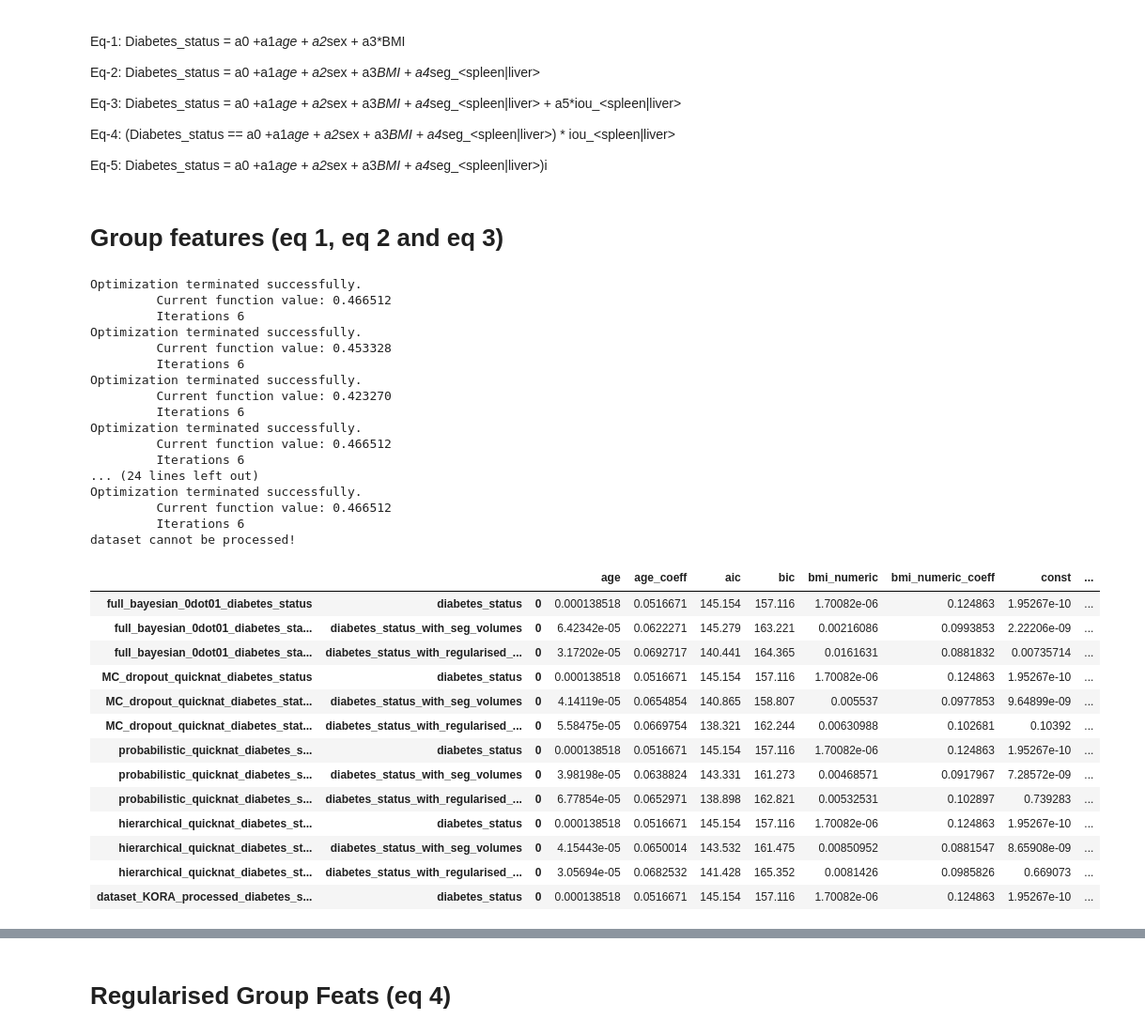
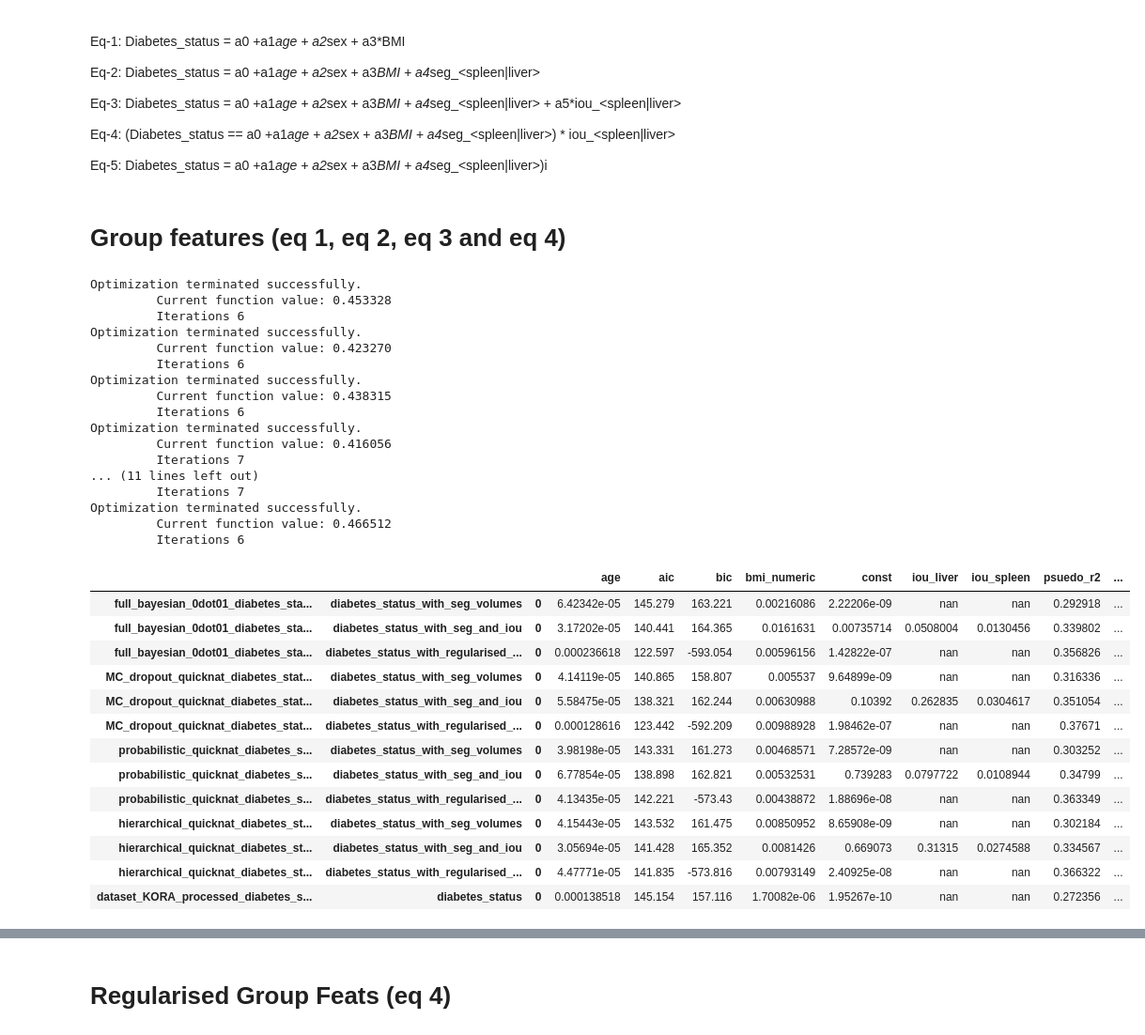
Before and after one commit to jyotirmay123/BNN-for-Uncertainty-Estimation-of-Imaging-Biomarkers, a Jupyter notebook: diabetes_classification.ipynb, the cells around one changed output, grey strips where cells are left out. Shown at 94% size. Saved outputs shown, nothing was run; the diff lists cells and outputs as text; code cells hidden in the pictures.

Commit message:
02.12.19_commit_stats_analysis_updates

```diff
--- a/diabetes_classification.ipynb
+++ b/diabetes_classification.ipynb
@@ -45,10 +45,18 @@ all_paths = [
     {'MC_dropout_quicknat': './projects/MC_dropout_quicknat/reports/MC_dropout_quicknat_KORA_v2/KORA/10_1572006141.7793334_concat_report_final.csv'},
     {'probabilistic_quicknat': './projects/probabilistic_quicknat/reports/probabilistic_quicknat_KORA_v2/KORA/10_1571996796.7963011_concat_report_final.csv'},
     {'hierarchical_quicknat': './projects/hierarchical_quicknat/reports/hierarchical_quicknat_KORA_v2/KORA/10_1571905560.9377904_concat_report_final.csv'},
-    {'dataset_KORA_processed': './dataset_groups/whole_body_datasets/KORA/test_processed_True_concat_report_final.csv'}
+    {'dataset_KORA_processed': './dataset_groups/whole_body_datasets/KORA/test_processed_True_concat_report_final.csv'},
+    {'UKB_MC_dropout_quicknat': './projects/MC_dropout_quicknat/reports/MC_dropout_quicknat_UKB_v2/UKB/0_0.0_concat_report_final.csv'},
+    {'UKB_probabilistic_quicknat': './projects/probabilistic_quicknat/reports/probabilistic_quicknat_UKB_v2/UKB/10_1573834823.1121247_concat_report_final.csv'}
+]
+
+ukb_paths = [
+    {'MC_dropout_quicknat': './projects/MC_dropout_quicknat/reports/MC_dropout_quicknat_UKB_v2/UKB/0_0.0_concat_report_final.csv'},
+    {'probabilistic_quicknat': './projects/probabilistic_quicknat/reports/probabilistic_quicknat_UKB_v2/UKB/10_1573834823.1121247_concat_report_final.csv'}
 ]
 
 model_report_paths = {key:val for d in all_paths for key,val in d.items()}
+# ukb_model_report_paths = {key:val for d in ukb_paths for key,val in d.items()}
 # %%
 flatten = lambda l: [item for sublist in l for item in sublist]
 
@@ -257,6 +315,9 @@ common_vols = None
 for model, path in model_report_paths.items():
     if 'dataset' in model:
         continue
+    if 'UKB' in model:
+        continue
+    print(model)
     df = pd.read_csv(path)
     df = rename(df)
     dfs[model] = df
@@ -306,11 +414,12 @@ Eq-4: (Diabetes_status == a0 +a1*age + a2*sex + a3*BMI + a4*seg_<spleen|liver>)
 
 Eq-5: Diabetes_status = a0 +a1*age + a2*sex + a3*BMI +  a4*seg_<spleen|liver>)i
 # %% [markdown]
-# Group features (eq 1, eq 2 and eq 3)
+# Group features (eq 1, eq 2, eq 3 and eq 4)
 # %%
 feats = basic_feats
 dicts = {}
 anova_test_dicts = {}
+
 for model, df in dfs.items():
 #
 #     df, normalised_cols = z_score_column_normalise(df, ['seg_spleen', 'seg_liver'])
@@ -318,59 +427,63 @@ for model, df in dfs.items():
 
     dicts[model] = {}
     target_col = 'diabetes_status'
-#     Equation 1 process
-    p_values, statsmodel = discrete_group_feature_stats(basic_feats, df, target_col, ['sex'], True)
-    dicts[model][target_col] = p_values
 
     if 'dataset' in model:
-        print('dataset cannot be processed!')
+        #     Equation 1 process
+        p_values, statsmodel = discrete_group_feature_stats(basic_feats, df, target_col, ['sex'], True)
+        dicts[model][target_col] = p_values
         continue
 
 #     Equation 2 process
     feats = basic_feats + [ 'seg_spleen_normalised', 'seg_liver_normalised']
     p_values, statsmodel = discrete_group_feature_stats(feats, df, target_col, ['sex'], True)
     dicts[model][target_col+'_with_seg_volumes'] = p_values
 
-#     Equation 2 process
+#     Equation 3 process
     feats = basic_feats + [ 'seg_spleen_normalised', 'seg_liver_normalised', 'iou_spleen', 'iou_liver']
     p_values, statsmodel = discrete_group_feature_stats(feats, df, target_col, ['sex'], True)
+    dicts[model][target_col+'_with_seg_and_iou'] = p_values
+
+#     Equation 4 process
+    feats = basic_feats + [ 'seg_spleen_normalised', 'seg_liver_normalised']
+    p_values, statsmodel = discrete_weighted_group_feats(df, target_col, feats, 'iou_mean')
     dicts[model][target_col+'_with_regularised_seg_volumes'] = p_values
 
 p_value_df = df_from_nested_dicts(dicts).T
 p_value_df_styler = highlight_significance(p_value_df, 0.05)
 p_value_df_styler
 # %% [output]
-Optimization terminated successfully.
-         Current function value: 0.466512
-         Iterations 6
 Optimization terminated successfully.
          Current function value: 0.453328
          Iterations 6
 Optimization terminated successfully.
          Current function value: 0.423270
          Iterations 6
 Optimization terminated successfully.
-         Current function value: 0.466512
+         Current function value: 0.438315
          Iterations 6
-... (24 lines left out)
+Optimization terminated successfully.
+         Current function value: 0.416056
+         Iterations 7
+... (11 lines left out)
+         Iterations 7
 Optimization terminated successfully.
          Current function value: 0.466512
          Iterations 6
-dataset cannot be processed!
-|  |  |  | age | age_coeff | aic | bic | bmi_numeric | bmi_numeric_coeff | const | ... |
-| full_bayesian_0dot01_diabetes_status | diabetes_status | 0 | 0.000138518 | 0.0516671 | 145.154 | 157.116 | 1.70082e-06 | 0.124863 | 1.95267e-10 | ... |
-| full_bayesian_0dot01_diabetes_sta... | diabetes_status_with_seg_volumes | 0 | 6.42342e-05 | 0.0622271 | 145.279 | 163.221 | 0.00216086 | 0.0993853 | 2.22206e-09 | ... |
-| full_bayesian_0dot01_diabetes_sta... | diabetes_status_with_regularised_... | 0 | 3.17202e-05 | 0.0692717 | 140.441 | 164.365 | 0.0161631 | 0.0881832 | 0.00735714 | ... |
-| MC_dropout_quicknat_diabetes_status | diabetes_status | 0 | 0.000138518 | 0.0516671 | 145.154 | 157.116 | 1.70082e-06 | 0.124863 | 1.95267e-10 | ... |
-| MC_dropout_quicknat_diabetes_stat... | diabetes_status_with_seg_volumes | 0 | 4.14119e-05 | 0.0654854 | 140.865 | 158.807 | 0.005537 | 0.0977853 | 9.64899e-09 | ... |
-| MC_dropout_quicknat_diabetes_stat... | diabetes_status_with_regularised_... | 0 | 5.58475e-05 | 0.0669754 | 138.321 | 162.244 | 0.00630988 | 0.102681 | 0.10392 | ... |
-| probabilistic_quicknat_diabetes_s... | diabetes_status | 0 | 0.000138518 | 0.0516671 | 145.154 | 157.116 | 1.70082e-06 | 0.124863 | 1.95267e-10 | ... |
-| probabilistic_quicknat_diabetes_s... | diabetes_status_with_seg_volumes | 0 | 3.98198e-05 | 0.0638824 | 143.331 | 161.273 | 0.00468571 | 0.0917967 | 7.28572e-09 | ... |
-| probabilistic_quicknat_diabetes_s... | diabetes_status_with_regularised_... | 0 | 6.77854e-05 | 0.0652971 | 138.898 | 162.821 | 0.00532531 | 0.102897 | 0.739283 | ... |
-| hierarchical_quicknat_diabetes_st... | diabetes_status | 0 | 0.000138518 | 0.0516671 | 145.154 | 157.116 | 1.70082e-06 | 0.124863 | 1.95267e-10 | ... |
-| hierarchical_quicknat_diabetes_st... | diabetes_status_with_seg_volumes | 0 | 4.15443e-05 | 0.0650014 | 143.532 | 161.475 | 0.00850952 | 0.0881547 | 8.65908e-09 | ... |
-| hierarchical_quicknat_diabetes_st... | diabetes_status_with_regularised_... | 0 | 3.05694e-05 | 0.0682532 | 141.428 | 165.352 | 0.0081426 | 0.0985826 | 0.669073 | ... |
-| dataset_KORA_processed_diabetes_s... | diabetes_status | 0 | 0.000138518 | 0.0516671 | 145.154 | 157.116 | 1.70082e-06 | 0.124863 | 1.95267e-10 | ... |
+|  |  |  | age | aic | bic | bmi_numeric | const | iou_liver | iou_spleen | psuedo_r2 | ... |
+| full_bayesian_0dot01_diabetes_sta... | diabetes_status_with_seg_volumes | 0 | 6.42342e-05 | 145.279 | 163.221 | 0.00216086 | 2.22206e-09 | nan | nan | 0.292918 | ... |
+| full_bayesian_0dot01_diabetes_sta... | diabetes_status_with_seg_and_iou | 0 | 3.17202e-05 | 140.441 | 164.365 | 0.0161631 | 0.00735714 | 0.0508004 | 0.0130456 | 0.339802 | ... |
+| full_bayesian_0dot01_diabetes_sta... | diabetes_status_with_regularised_... | 0 | 0.000236618 | 122.597 | -593.054 | 0.00596156 | 1.42822e-07 | nan | nan | 0.356826 | ... |
+| MC_dropout_quicknat_diabetes_stat... | diabetes_status_with_seg_volumes | 0 | 4.14119e-05 | 140.865 | 158.807 | 0.005537 | 9.64899e-09 | nan | nan | 0.316336 | ... |
+| MC_dropout_quicknat_diabetes_stat... | diabetes_status_with_seg_and_iou | 0 | 5.58475e-05 | 138.321 | 162.244 | 0.00630988 | 0.10392 | 0.262835 | 0.0304617 | 0.351054 | ... |
+| MC_dropout_quicknat_diabetes_stat... | diabetes_status_with_regularised_... | 0 | 0.000128616 | 123.442 | -592.209 | 0.00988928 | 1.98462e-07 | nan | nan | 0.37671 | ... |
+| probabilistic_quicknat_diabetes_s... | diabetes_status_with_seg_volumes | 0 | 3.98198e-05 | 143.331 | 161.273 | 0.00468571 | 7.28572e-09 | nan | nan | 0.303252 | ... |
+| probabilistic_quicknat_diabetes_s... | diabetes_status_with_seg_and_iou | 0 | 6.77854e-05 | 138.898 | 162.821 | 0.00532531 | 0.739283 | 0.0797722 | 0.0108944 | 0.34799 | ... |
+| probabilistic_quicknat_diabetes_s... | diabetes_status_with_regularised_... | 0 | 4.13435e-05 | 142.221 | -573.43 | 0.00438872 | 1.88696e-08 | nan | nan | 0.363349 | ... |
+| hierarchical_quicknat_diabetes_st... | diabetes_status_with_seg_volumes | 0 | 4.15443e-05 | 143.532 | 161.475 | 0.00850952 | 8.65908e-09 | nan | nan | 0.302184 | ... |
+| hierarchical_quicknat_diabetes_st... | diabetes_status_with_seg_and_iou | 0 | 3.05694e-05 | 141.428 | 165.352 | 0.0081426 | 0.669073 | 0.31315 | 0.0274588 | 0.334567 | ... |
+| hierarchical_quicknat_diabetes_st... | diabetes_status_with_regularised_... | 0 | 4.47771e-05 | 141.835 | -573.816 | 0.00793149 | 2.40925e-08 | nan | nan | 0.366322 | ... |
+| dataset_KORA_processed_diabetes_s... | diabetes_status | 0 | 0.000138518 | 145.154 | 157.116 | 1.70082e-06 | 1.95267e-10 | nan | nan | 0.272356 | ... |
 # %% [markdown]
 # Outputs
 
```
Also changed, not shown: parts of 16 cells of this notebook, 18 other files.
